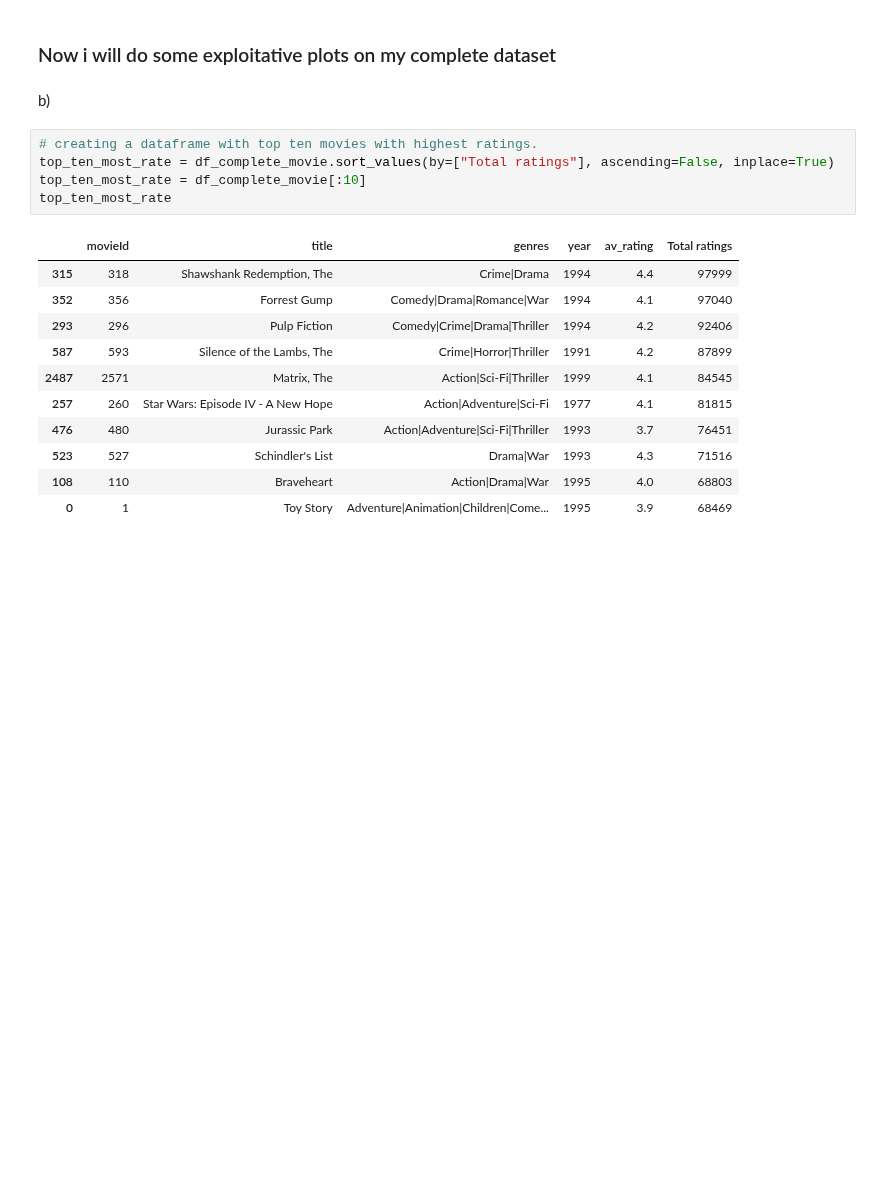
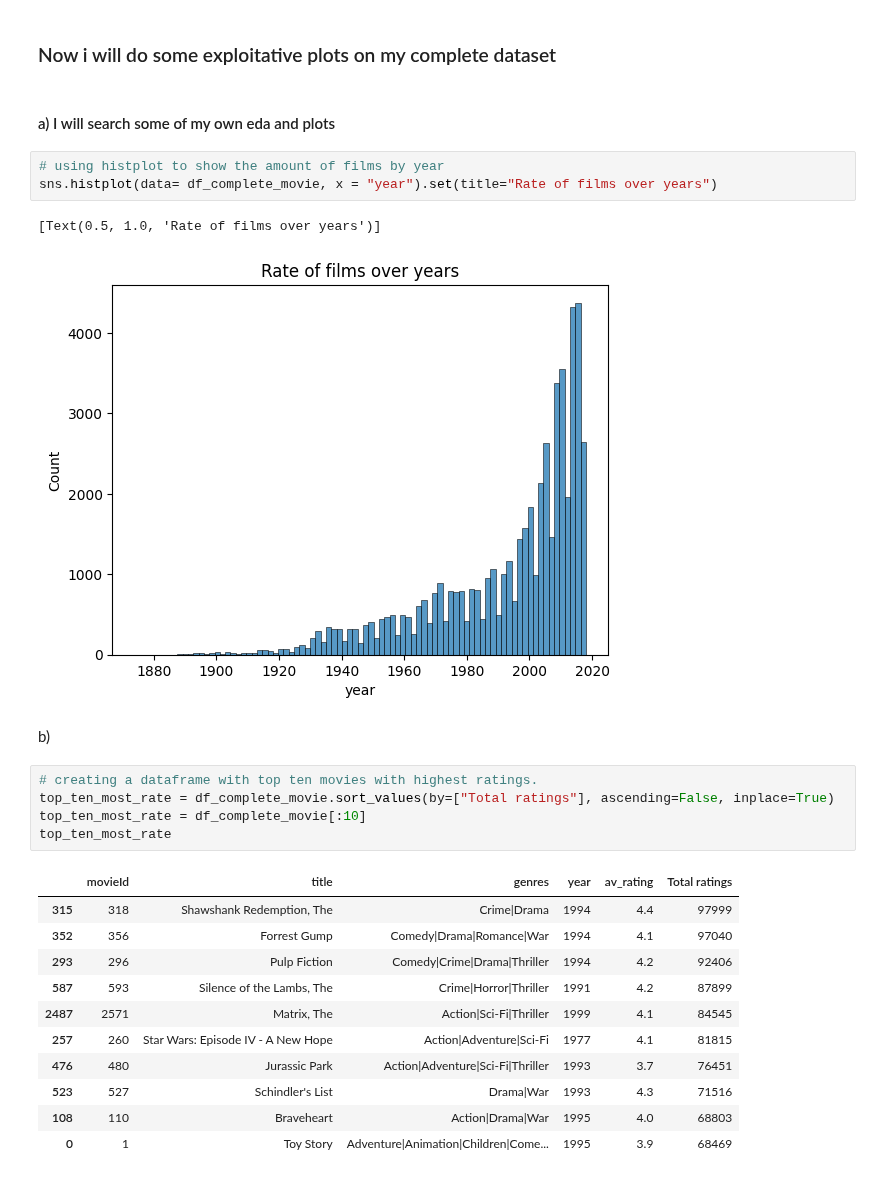
Before and after one commit to SCGlass/Machine-learning, a Jupyter notebook: Labb/Q1-movie-lens-big.ipynb, the cells around one changed output. Cells and saved outputs as stored; diff of their text form; blank space fills up the shorter version.

```diff
--- a/Labb/Q1-movie-lens-big.ipynb
+++ b/Labb/Q1-movie-lens-big.ipynb
@@ -162,5 +153,13 @@ df_complete_movie.head()
 # %% [markdown]
 ### Now i will do some exploitative plots on my complete dataset
+# %% [markdown]
+#### a) I will search some of my own eda and plots
+# %%
+# using histplot to show the amount of films by year
+sns.histplot(data= df_complete_movie, x = "year").set(title="Rate of films over years")
+# %% [output]
+[Text(0.5, 1.0, 'Rate of films over years')]
+[figure, added]
 # %% [markdown]
 b)
 # %%
```
Also changed, not shown: parts of 43 cells of this notebook, 1 other file.
